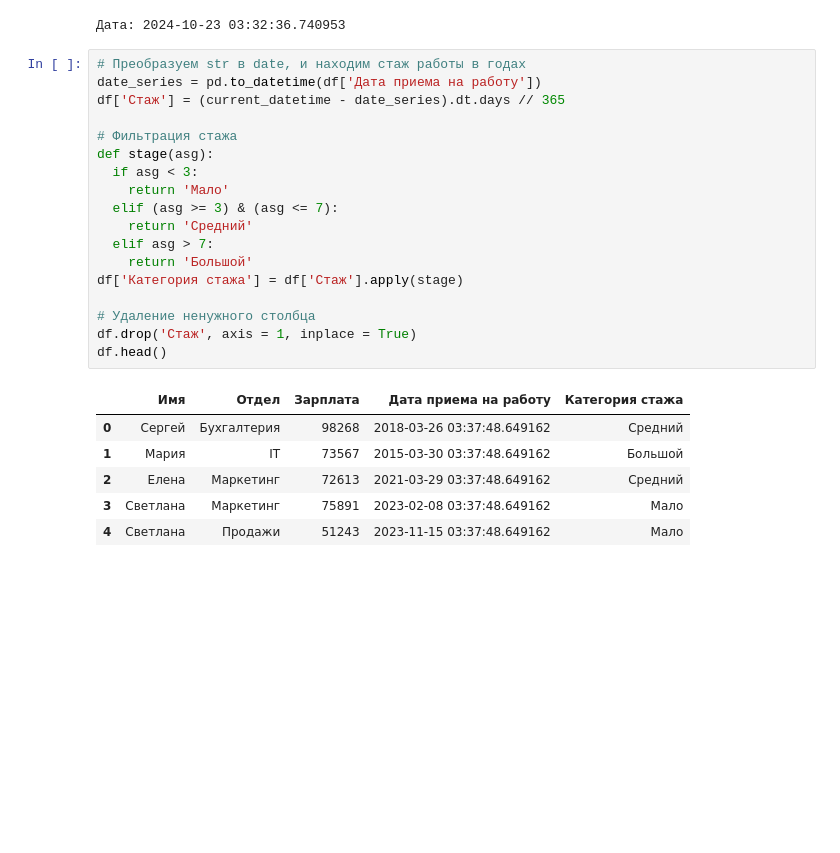
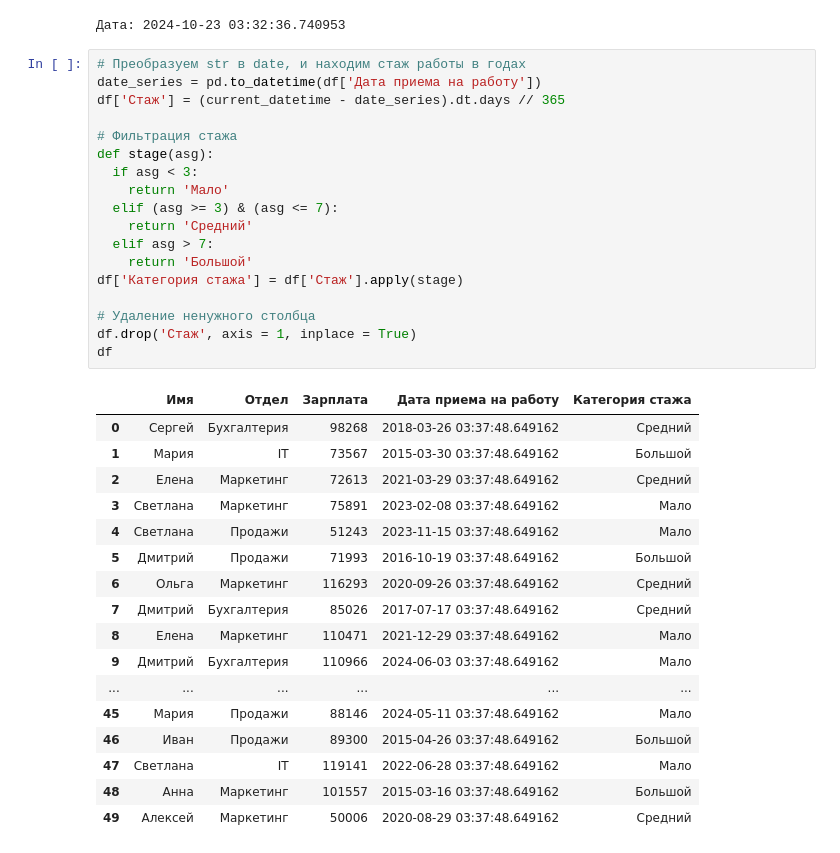
Before and after one commit to Hozard0/IT-academy-practical-, a Jupyter notebook: Вариант_2_К_С.ipynb, the cells around one changed output. Saved outputs shown, nothing was run; the diff lists cells and outputs as text; blank space fills up the shorter version.

```diff
--- a/Вариант_2_К_С.ipynb
+++ b/Вариант_2_К_С.ipynb
@@ -21,28 +21,39 @@ print(f"Дата: {current_datetime}")
 # %%
 # Преобразуем str в date, и находим стаж работы в годах
 date_series = pd.to_datetime(df['Дата приема на работу'])
 df['Стаж'] = (current_datetime - date_series).dt.days // 365
 
 # Фильтрация стажа
 def stage(asg):
   if asg < 3:
     return 'Мало'
   elif (asg >= 3) & (asg <= 7):
     return 'Средний'
   elif asg > 7:
     return 'Большой'
 df['Категория стажа'] = df['Стаж'].apply(stage)
 
 # Удаление ненужного столбца
 df.drop('Стаж', axis = 1, inplace = True)
-df.head()
+df
 # %% [output]
 |  | Имя | Отдел | Зарплата | Дата приема на работу | Категория стажа |
 | 0 | Сергей | Бухгалтерия | 98268 | 2018-03-26 03:37:48.649162 | Средний |
 | 1 | Мария | IT | 73567 | 2015-03-30 03:37:48.649162 | Большой |
 | 2 | Елена | Маркетинг | 72613 | 2021-03-29 03:37:48.649162 | Средний |
 | 3 | Светлана | Маркетинг | 75891 | 2023-02-08 03:37:48.649162 | Мало |
 | 4 | Светлана | Продажи | 51243 | 2023-11-15 03:37:48.649162 | Мало |
+| 5 | Дмитрий | Продажи | 71993 | 2016-10-19 03:37:48.649162 | Большой |
+| 6 | Ольга | Маркетинг | 116293 | 2020-09-26 03:37:48.649162 | Средний |
+| 7 | Дмитрий | Бухгалтерия | 85026 | 2017-07-17 03:37:48.649162 | Средний |
+| 8 | Елена | Маркетинг | 110471 | 2021-12-29 03:37:48.649162 | Мало |
+| 9 | Дмитрий | Бухгалтерия | 110966 | 2024-06-03 03:37:48.649162 | Мало |
+| ... | ... | ... | ... | ... | ... |
+| 45 | Мария | Продажи | 88146 | 2024-05-11 03:37:48.649162 | Мало |
+| 46 | Иван | Продажи | 89300 | 2015-04-26 03:37:48.649162 | Большой |
+| 47 | Светлана | IT | 119141 | 2022-06-28 03:37:48.649162 | Мало |
+| 48 | Анна | Маркетинг | 101557 | 2015-03-16 03:37:48.649162 | Большой |
+| 49 | Алексей | Маркетинг | 50006 | 2020-08-29 03:37:48.649162 | Средний |
 # %%
 # Преобразуем str в date, и находим стаж работы в годах
 date_series = pd.to_datetime(df['Дата приема на работу'])
```
Also changed, not shown: parts of 1 cell of this notebook.
